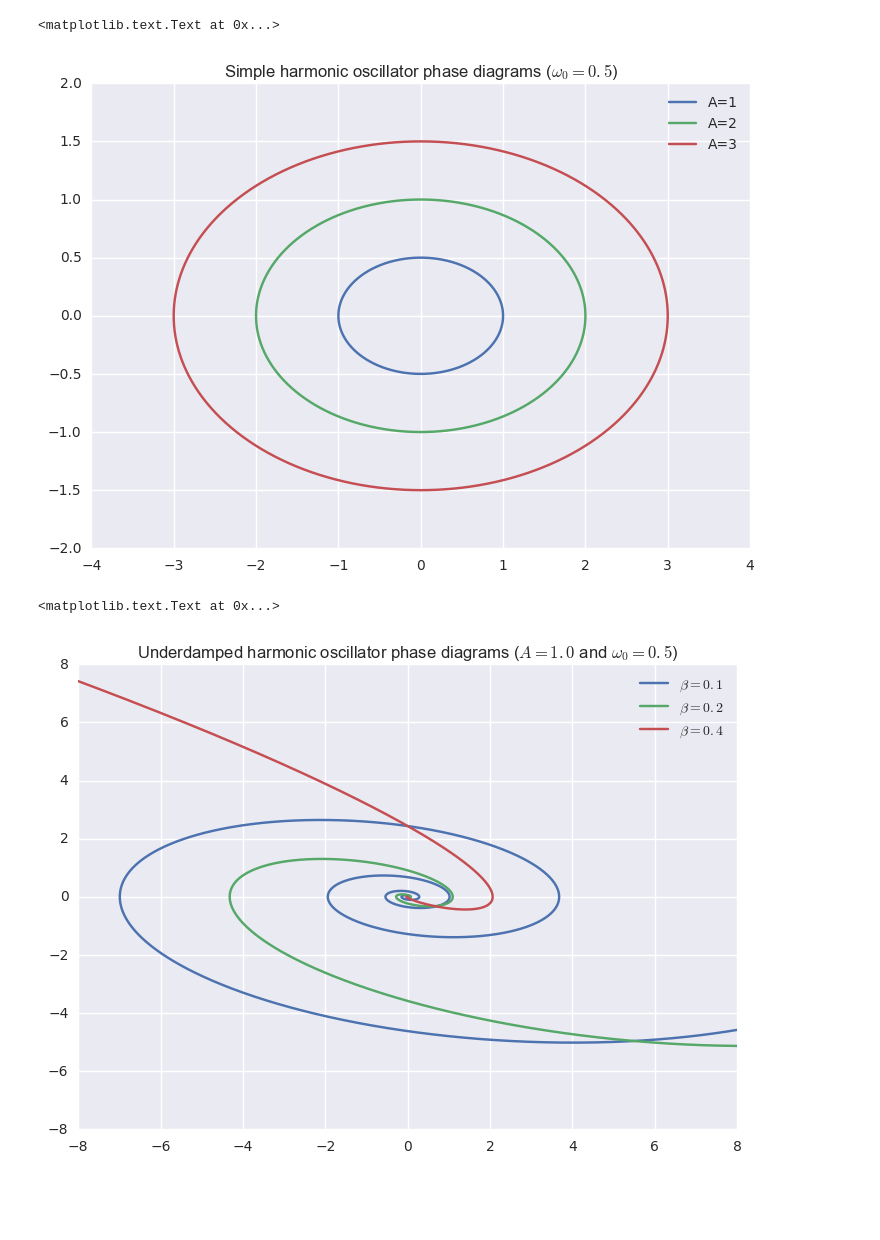
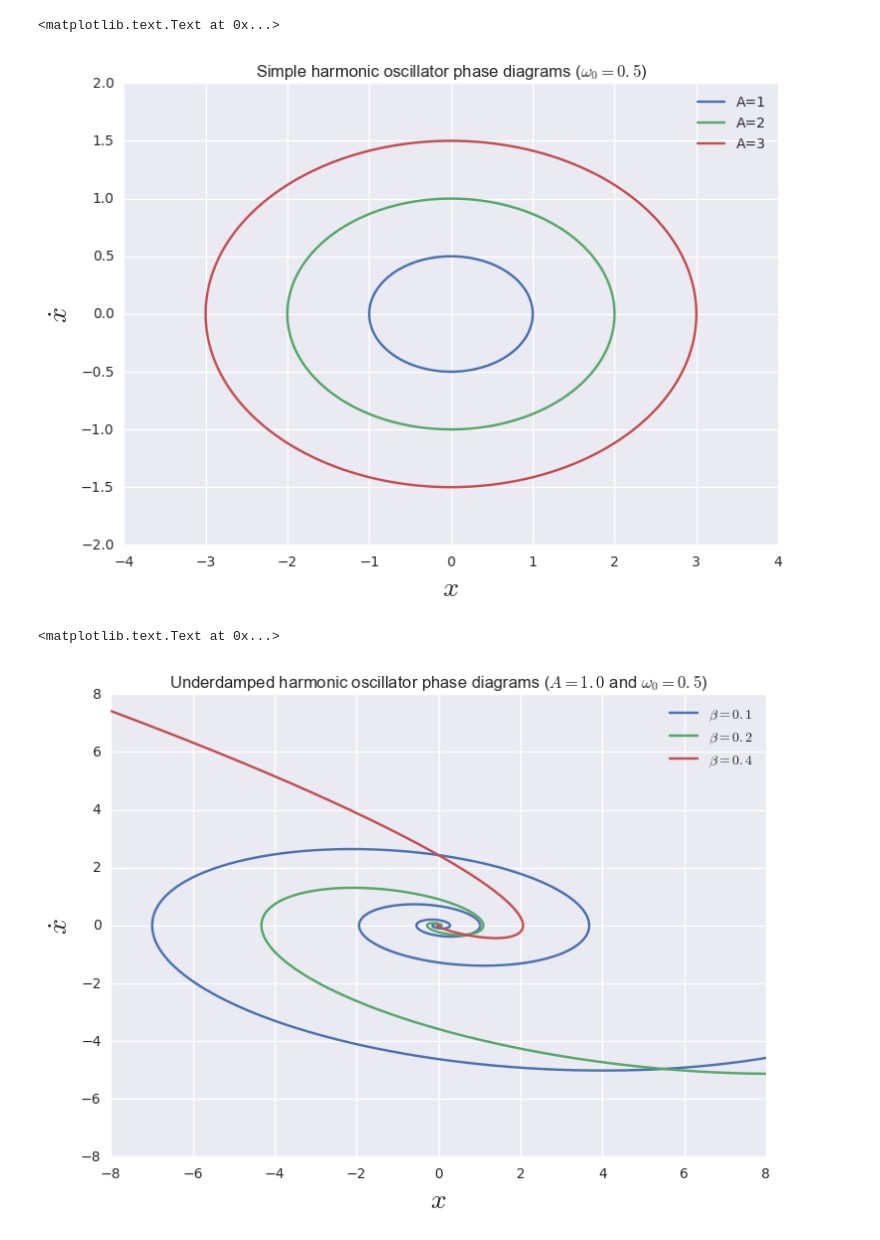
Before and after one commit to mt-digital/COGS-202-HW, a Jupyter notebook: dst/SimpleHarmonicOscillator.ipynb, the cells around one changed output. Drawn from its saved outputs; the diff is of its cells as text; code cells hidden in the pictures; blank space fills up the shorter version.

```diff
--- a/dst/SimpleHarmonicOscillator.ipynb
+++ b/dst/SimpleHarmonicOscillator.ipynb
@@ -22,10 +22,12 @@ for A in [1, 2, 3]:
 plt.legend()
 plt.xlim([-4, 4])
 plt.ylim([-2, 2])
+plt.xlabel('$x$', fontsize=20)
+plt.ylabel('$\dot{x}$', fontsize=20)
 plt.title('Simple harmonic oscillator phase diagrams ($\omega_0 = 0.5$)')
 # %% [output]
 <matplotlib.text.Text at 0x...>
-[figure, old version]
+[figure, new version]
 # %%
 t = np.arange(-8*np.pi, 8*np.pi, .01)
 
@@ -35,31 +37,33 @@ def omega(omega_0, beta):
 
 
 def x_damped(A, omega_0, beta):
 
     omega_1 = omega(omega_0, beta)
 
     return A * np.exp(-beta * t) * np.cos(omega_1*t)
 
 
 def xdot_underdamped(A, omega_0, beta):
 
     omega_1 = omega(omega_0, beta)
 
     return -A*np.exp(-beta * t) * \
         (beta*np.cos(omega_1 * t) + omega_1*np.sin(omega_1 * t))
 
 A = 1.0
 omega_0 = 0.5
 plt.figure(figsize=(8.5, 6))
 for beta in [0.1, 0.2, 0.4]:
     plt.plot(x_damped(A, omega_0, beta), xdot_underdamped(A, omega_0, beta),
              label='$\\beta={}$'.format(beta)
              )
 
 plt.legend()
+plt.xlabel('$x$', fontsize=20)
+plt.ylabel('$\dot{x}$', fontsize=20)
 plt.xlim([-8, 8])
 plt.ylim([-8, 8])
 plt.title('Underdamped harmonic oscillator phase diagrams ($A=1.0$ and $\omega_0 = 0.5$)')
 # %% [output]
 <matplotlib.text.Text at 0x...>
-[figure, old version]
+[figure, new version]
```
Also changed, not shown: 2 other files.
